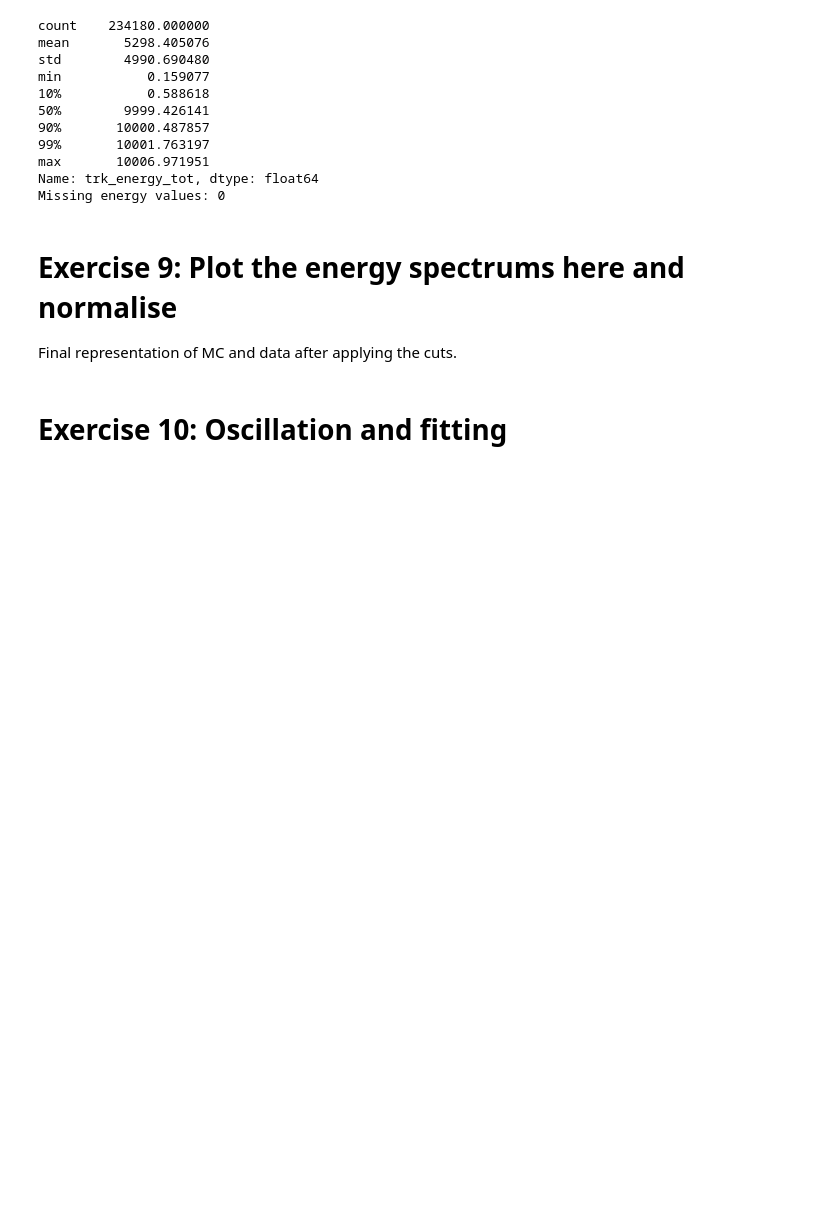
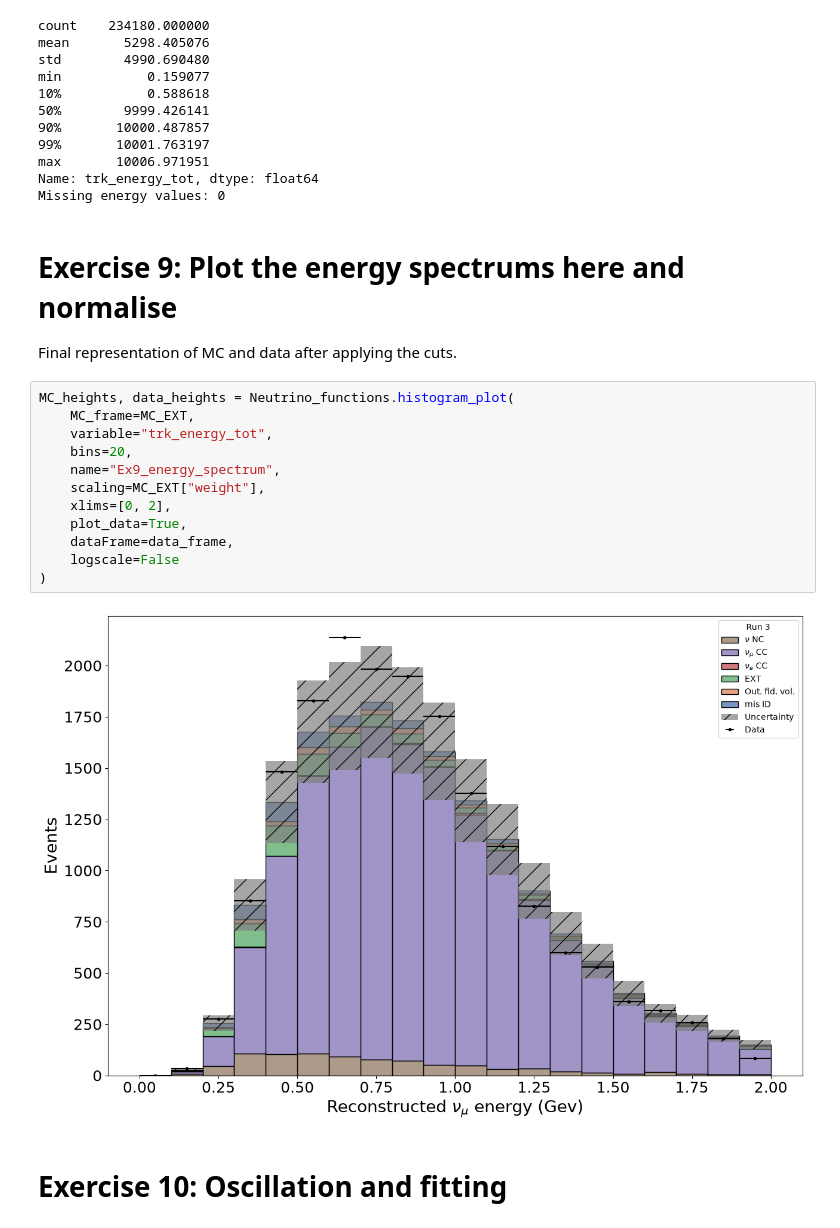
Before and after one commit to CanonicaliTY/uboone_lab_student_copy, a Jupyter notebook: MainAnalysis_template.ipynb, the cells around one changed output. Saved outputs shown, nothing was run; the diff lists cells and outputs as text; blank space fills up the shorter version.

```diff
--- a/MainAnalysis_template.ipynb
+++ b/MainAnalysis_template.ipynb
@@ -588,6 +588,20 @@ Missing energy values: 0
 # Exercise 9: Plot the energy spectrums here and normalise
 
 Final representation of MC and data after applying the cuts.
+# %%
+MC_heights, data_heights = Neutrino_functions.histogram_plot(
+    MC_frame=MC_EXT,
+    variable="trk_energy_tot",
+    bins=20,
+    name="Ex9_energy_spectrum",
+    scaling=MC_EXT["weight"],
+    xlims=[0, 2],
+    plot_data=True,
+    dataFrame=data_frame,
+    logscale=False
+)
+# %% [output]
+[figure, added]
 # %% [markdown]
 # Exercise 10: Oscillation and fitting
 # %% [markdown]
```
Also changed, not shown: 1 other file.
